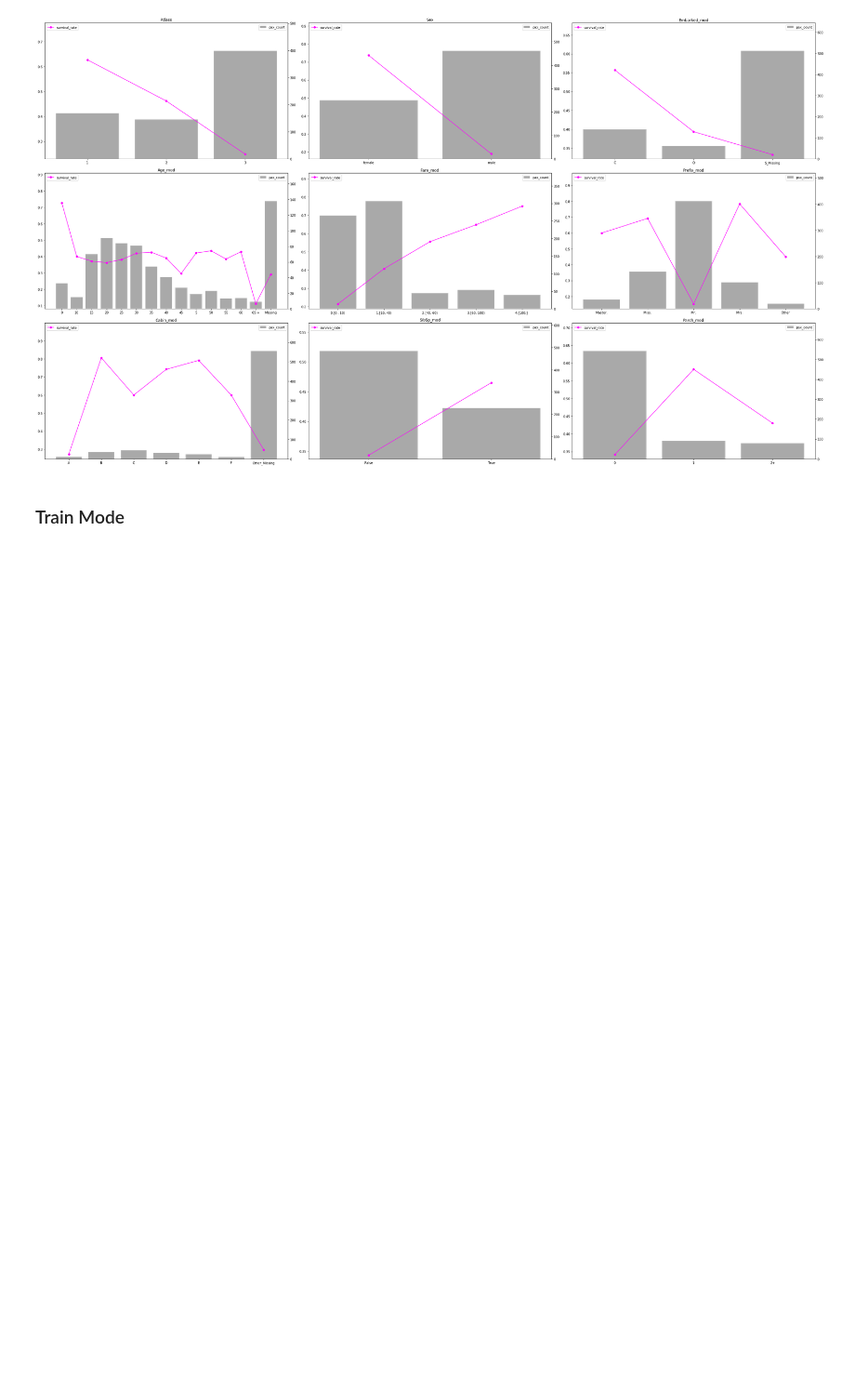
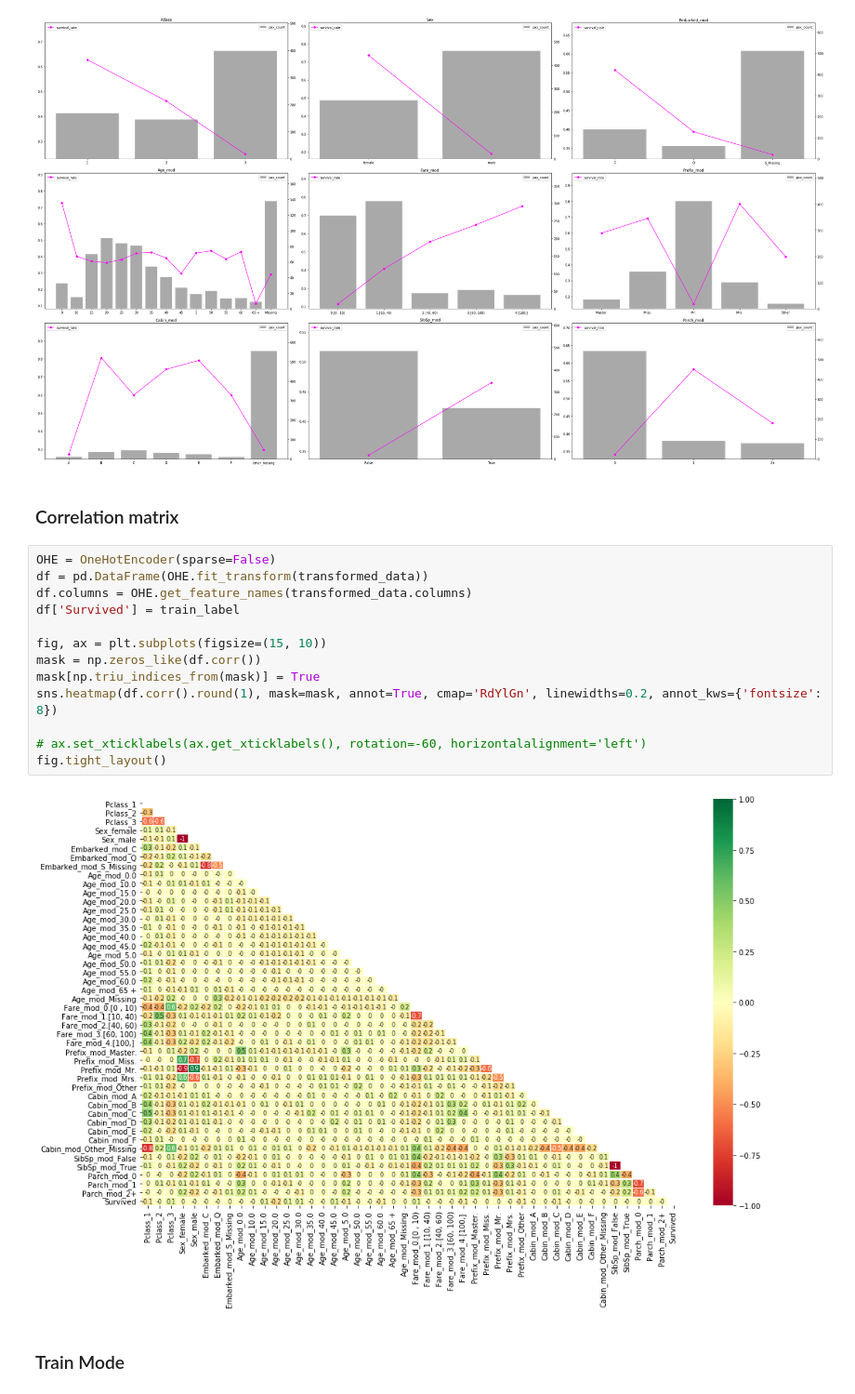
Before and after one commit to riwaa/Kaggle_ML_Titanic, a Jupyter notebook: Titanic_Model_v2.ipynb, the cells around one changed output. Shown at 93% size. Cells and saved outputs as stored; diff of their text form; blank space fills up the shorter version.

```diff
--- a/Titanic_Model_v2.ipynb
+++ b/Titanic_Model_v2.ipynb
@@ -433,6 +433,23 @@ for col, ax in zip(transformed_data.columns, axes):
 fig.tight_layout()
 # %% [output]
 [figure]
+# %% [markdown]
+### Correlation matrix
+# %%
+OHE = OneHotEncoder(sparse=False)
+df = pd.DataFrame(OHE.fit_transform(transformed_data))
+df.columns = OHE.get_feature_names(transformed_data.columns)
+df['Survived'] = train_label
+
+fig, ax = plt.subplots(figsize=(15, 10))
+mask = np.zeros_like(df.corr())
+mask[np.triu_indices_from(mask)] = True
+sns.heatmap(df.corr().round(1), mask=mask, annot=True, cmap='RdYlGn', linewidths=0.2, annot_kws={'fontsize': 8})
+
+# ax.set_xticklabels(ax.get_xticklabels(), rotation=-60, horizontalalignment='left')
+fig.tight_layout()
+# %% [output]
+[figure, added]
 # %% [markdown]
 ### Train Mode
 # %% [markdown]
```
Also changed, not shown: parts of 5 cells of this notebook, 1 other file.
